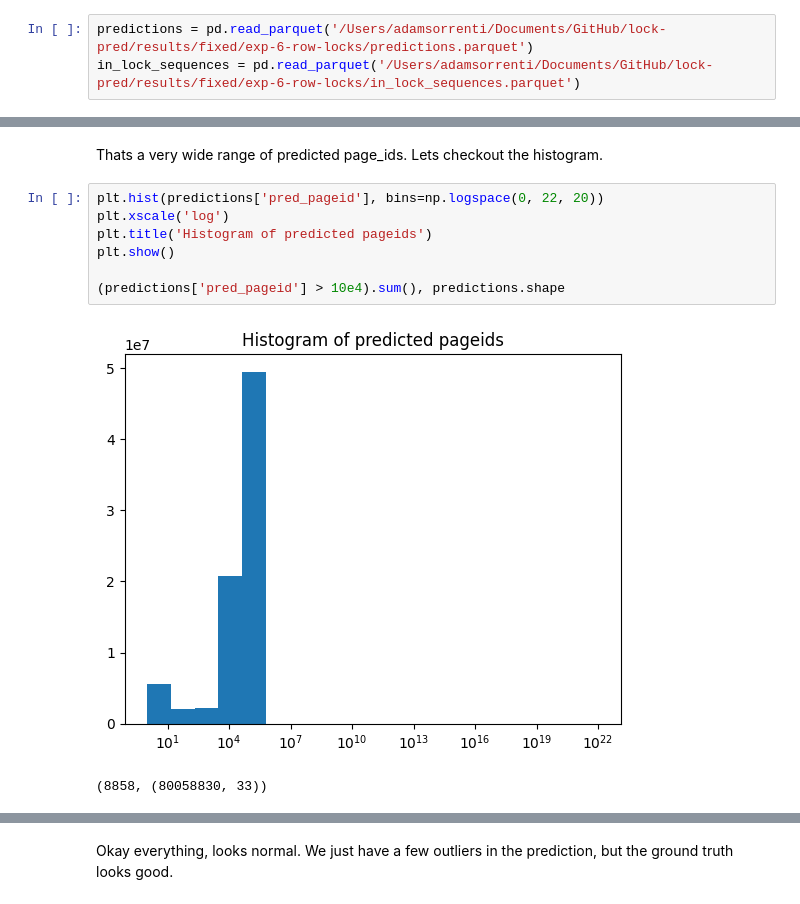
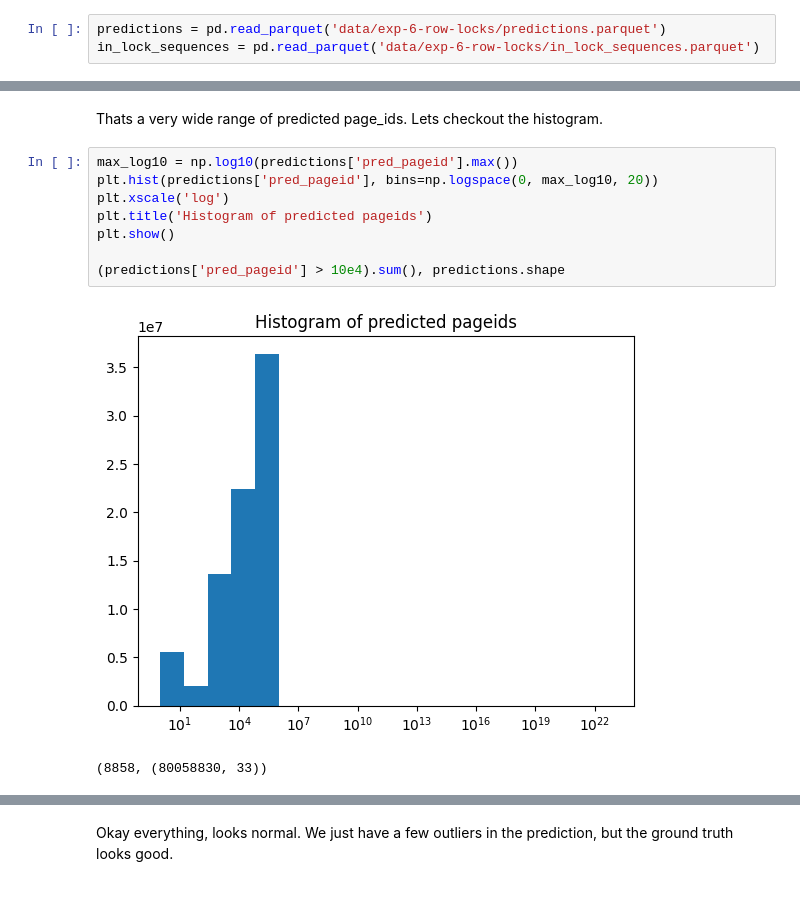
Before and after one commit to mbrotos/lock-pred, a Jupyter notebook: analysis/exp-6-per-table-accruacy.ipynb, the cells around one changed output, grey strips where cells are left out. Saved outputs shown, nothing was run; the diff lists cells and outputs as text.

```diff
--- a/analysis/exp-6-per-table-accruacy.ipynb
+++ b/analysis/exp-6-per-table-accruacy.ipynb
@@ -7,3 +5,3 @@ import numpy as np
 # %%
-predictions = pd.read_parquet('/Users/adamsorrenti/Documents/GitHub/lock-pred/results/fixed/exp-6-row-locks/predictions.parquet')
-in_lock_sequences = pd.read_parquet('/Users/adamsorrenti/Documents/GitHub/lock-pred/results/fixed/exp-6-row-locks/in_lock_sequences.parquet')
+predictions = pd.read_parquet('data/exp-6-row-locks/predictions.parquet')
+in_lock_sequences = pd.read_parquet('data/exp-6-row-locks/in_lock_sequences.parquet')
@@ -122,13 +122,14 @@ predictions['pred_pageid'].min(), predictions['pred_pageid'].max(), predictions[
 # %% [markdown]
 Thats a very wide range of predicted page_ids. Lets checkout the histogram.
 # %%
-plt.hist(predictions['pred_pageid'], bins=np.logspace(0, 22, 20))
+max_log10 = np.log10(predictions['pred_pageid'].max())
+plt.hist(predictions['pred_pageid'], bins=np.logspace(0, max_log10, 20))
 plt.xscale('log')
 plt.title('Histogram of predicted pageids')
 plt.show()
 
 (predictions['pred_pageid'] > 10e4).sum(), predictions.shape
 # %% [output]
-[figure, old version]
+[figure, new version]
 (8858, (80058830, 33))
 # %%
```
Also changed, not shown: parts of 9 cells of this notebook.
